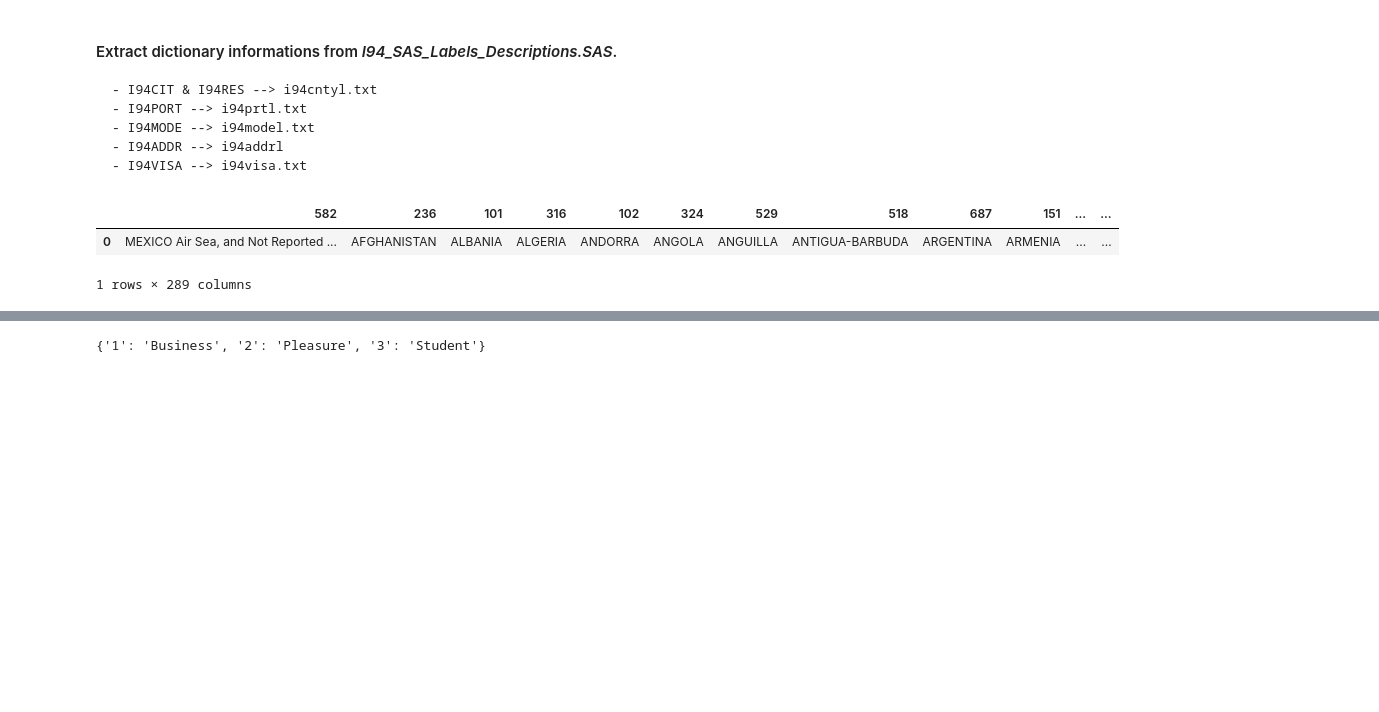
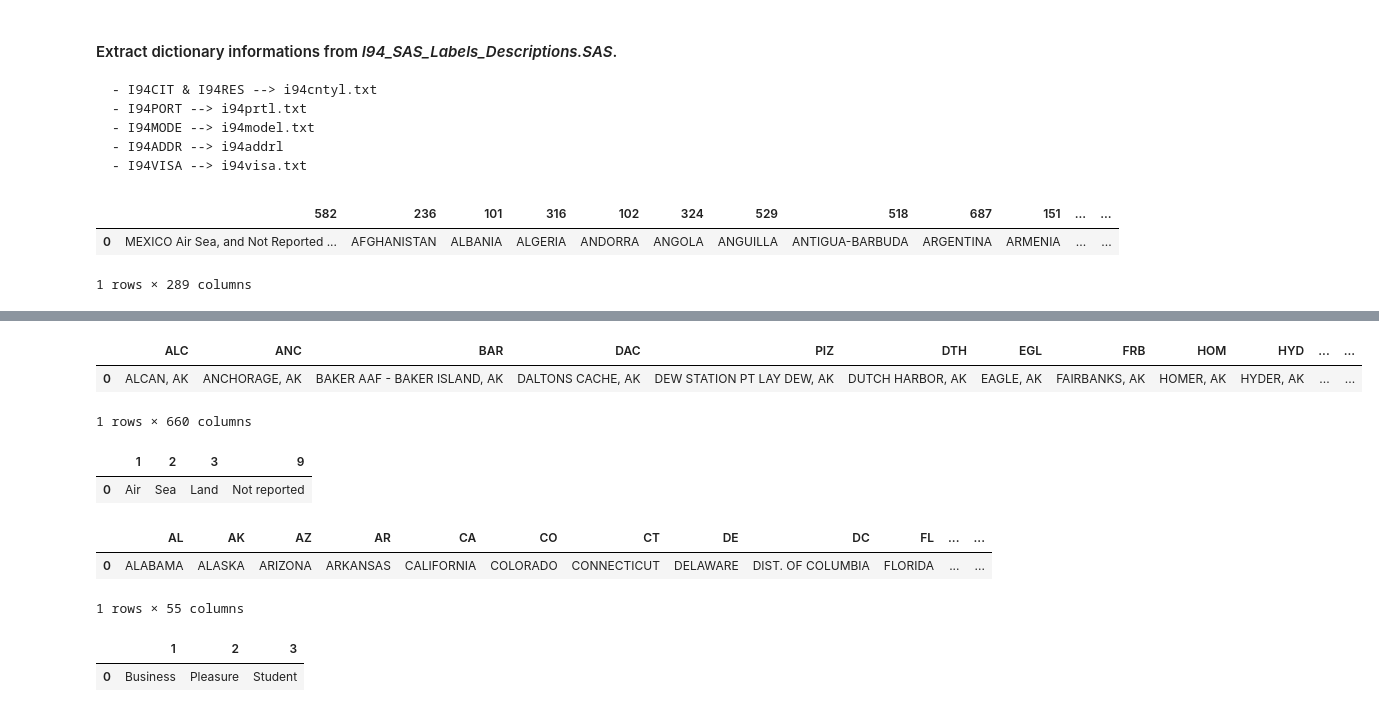
Before and after one commit to doanvanthanhfpt/DataEngineering-CapstoneProject, a Jupyter notebook: Extract_I94_SAS_Labels_Descriptions_SAS-submit-02.ipynb, the cells around one changed output, grey strips where cells are left out. Cells and saved outputs as stored; diff of their text form; code cells hidden in the pictures; blank space fills up the shorter version.

```diff
--- a/Extract_I94_SAS_Labels_Descriptions_SAS-submit-02.ipynb
+++ b/Extract_I94_SAS_Labels_Descriptions_SAS-submit-02.ipynb
@@ -89,7 +46,45 @@ i94_addr
-# %%
-i94_visa
-# %% [output]
-{'1': 'Business', '2': 'Pleasure', '3': 'Student'}
+# %%
+# i94_port
+
+df = pd.DataFrame(dict([ (k,pd.Series(v)) for k,v in i94_port.items() ]))
+df.to_csv('i94_port.csv')
+
+df
+# %% [output]
+|  | ALC | ANC | BAR | DAC | PIZ | DTH | EGL | FRB | HOM | HYD | ... | ... |
+| 0 | ALCAN, AK | ANCHORAGE, AK | BAKER AAF - BAKER ISLAND, AK | DALTONS CACHE, AK | DEW STATION PT LAY DEW, AK | DUTCH HARBOR, AK | EAGLE, AK | FAIRBANKS, AK | HOMER, AK | HYDER, AK | ... | ... |
+1 rows × 660 columns
+# %%
+# i94_mode
+
+df = pd.DataFrame(dict([ (k,pd.Series(v)) for k,v in i94_mode.items() ]))
+df.to_csv('i94_mode.csv')
+
+df
+# %% [output]
+|  | 1 | 2 | 3 | 9 |
+| 0 | Air | Sea | Land | Not reported |
+# %%
+# i94_addr
+
+df = pd.DataFrame(dict([ (k,pd.Series(v)) for k,v in i94_addr.items() ]))
+df.to_csv('i94_addr.csv')
+
+df
+# %% [output]
+|  | AL | AK | AZ | AR | CA | CO | CT | DE | DC | FL | ... | ... |
+| 0 | ALABAMA | ALASKA | ARIZONA | ARKANSAS | CALIFORNIA | COLORADO | CONNECTICUT | DELAWARE | DIST. OF COLUMBIA | FLORIDA | ... | ... |
+1 rows × 55 columns
+# %%
+# i94_visa
+
+df = pd.DataFrame(dict([ (k,pd.Series(v)) for k,v in i94_visa.items() ]))
+df.to_csv('i94_visa.csv')
+
+df
+# %% [output]
+|  | 1 | 2 | 3 |
+| 0 | Business | Pleasure | Student |
 # %%
 def convert_city_to_i94port(city):
     results = [v for k, v in i94_port.items() if re.match(city, k)]
```
Also changed, not shown: parts of 4 cells of this notebook, 15 other files.
